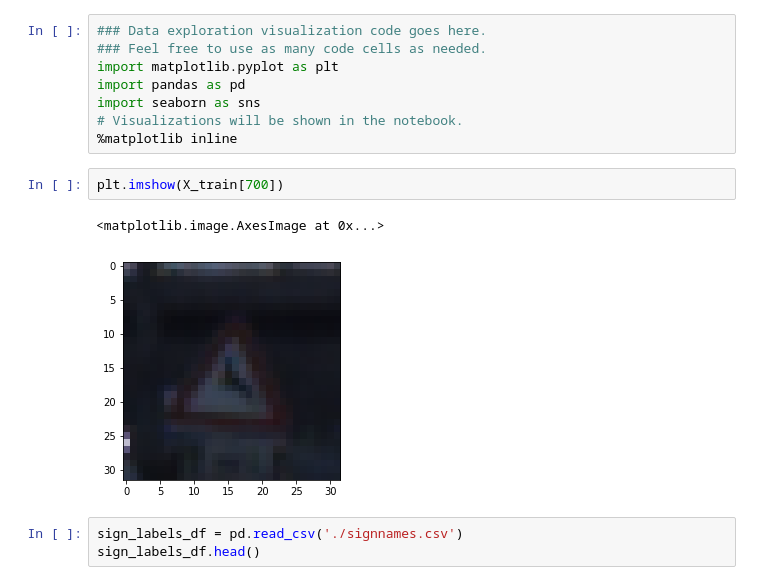
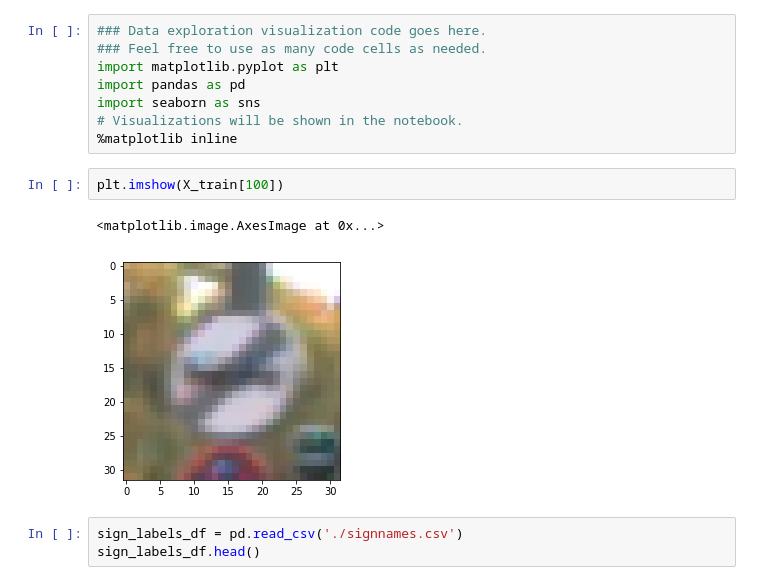
Before and after one commit to samiriff/CarND-Traffic-Sign-Classifier-Project, a Jupyter notebook: Traffic_Sign_Classifier.ipynb, the cells around one changed output. Cells and saved outputs as stored; diff of their text form.

```diff
--- a/Traffic_Sign_Classifier.ipynb
+++ b/Traffic_Sign_Classifier.ipynb
@@ -110,10 +110,10 @@ import seaborn as sns
 # Visualizations will be shown in the notebook.
 %matplotlib inline
 # %%
-plt.imshow(X_train[700])
+plt.imshow(X_train[100])
 # %% [output]
 <matplotlib.image.AxesImage at 0x...>
-[figure, old version]
+[figure, new version]
 # %%
 sign_labels_df = pd.read_csv('./signnames.csv')
 sign_labels_df.head()
```
Also changed, not shown: parts of 11 cells of this notebook.
